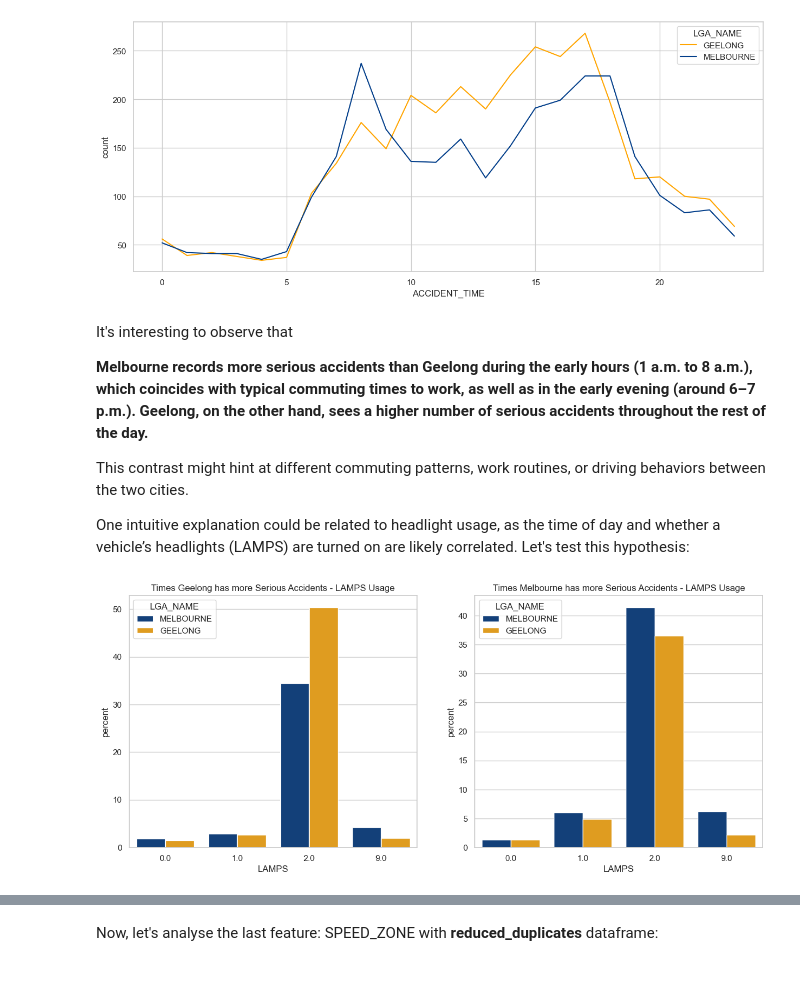
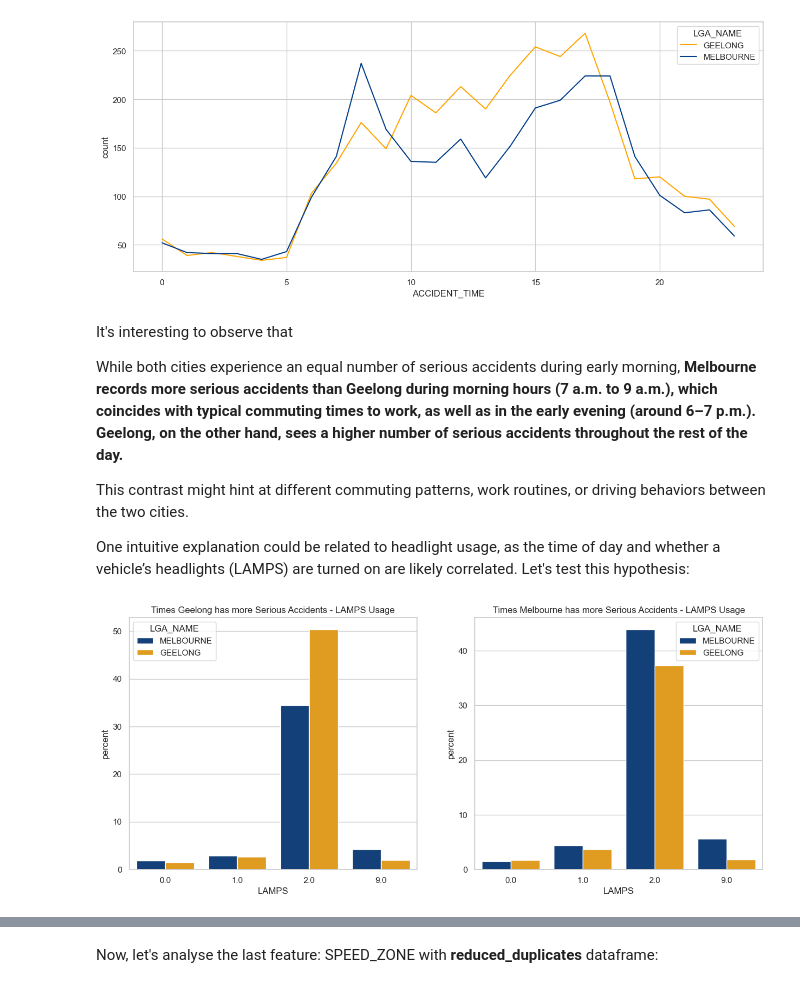
Before and after one commit to DongTran2003/Victoria_road_crash_data, a Jupyter notebook: Victoria_Crash_Accident_Report.ipynb, the cells around one changed output, grey strips where cells are left out. Drawn from its saved outputs; the diff is of its cells as text; code cells hidden in the pictures.

```diff
--- a/Victoria_Crash_Accident_Report.ipynb
+++ b/Victoria_Crash_Accident_Report.ipynb
@@ -528,6 +538,8 @@ filtered_person.drop(['TAKEN_HOSPITAL'], axis = 1, inplace=True) # Drop TAKEN_HO
 # %% [markdown]
 Now, let's see the age group of drivers in serious cases:
 # %%
+filtered_person = filtered_person.replace({'AGE_GROUP': {'5-12': '05-12'}}) # For easier reading and sorting, replace '5-12' with '05-12'
+
 filtered_person[(filtered_person['ROAD_USER_TYPE_DESC'] == 'Drivers') | (filtered_person['ROAD_USER_TYPE_DESC'] == 'Motorcyclists')]['AGE_GROUP'].value_counts().sort_index(ascending=False)
 # %% [output]
 AGE_GROUP
@@ -653,7 +665,8 @@ In this part, we will prepare the data for the **Data Analysis** section by goin
 First, let's look at the **serious_accidents** dataset:
 # %%
 serious_accidents["ACCIDENT_DATE"] = pd.to_datetime(serious_accidents["ACCIDENT_DATE"]) # set ACCIDENT_DATE to datetime datatype
-serious_accidents['ACCIDENT_TIME'] = pd.to_datetime(serious_accidents['ACCIDENT_TIME'], format='%H:%M:%S', errors='coerce') # set ACCIDENT_TIME to datetime datatype
+serious_accidents['ACCIDENT_TIME'] = pd.to_datetime(serious_accidents['ACCIDENT_TIME']) # set ACCIDENT_TIME to datetime datatype
+serious_accidents['ACCIDENT_TIME'] = serious_accidents['ACCIDENT_TIME'].dt.hour # Convert ACCIDENT_TIME to time datatype
 # %%
 serious_accidents.head()
 # %% [output]
@@ -1229,27 +1248,28 @@ plt.show()
 # %% [markdown]
 It's interesting to observe that
 
-**Melbourne records more serious accidents than Geelong during the early hours (1 a.m. to 8 a.m.), which coincides with typical commuting times to work, as well as in the early evening (around 6–7 p.m.). Geelong, on the other hand, sees a higher number of serious accidents throughout the rest of the day.**
+While both cities experience an equal number of serious accidents during early morning, **Melbourne records more serious accidents than Geelong during morning hours (7 a.m. to 9 a.m.), which coincides with typical commuting times to work, as well as in the early evening (around 6–7 p.m.). Geelong, on the other hand, sees a higher number of serious accidents throughout the rest of the day.**
 
 This contrast might hint at different commuting patterns, work routines, or driving behaviors between the two cities.
 
 One intuitive explanation could be related to headlight usage, as the time of day and whether a vehicle’s headlights (LAMPS) are turned on are likely correlated. Let's test this hypothesis:
 # %%
-geelong_accident_hours = df[((df.ACCIDENT_TIME.dt.hour >= 10) & (df.ACCIDENT_TIME.dt.hour <= 17)) | (df.ACCIDENT_TIME.dt.hour >= 20)] # Filter the dataframe to keep accidents that happened between 1 PM and 6 PM
-melbourne_accident_hour = df[~df['ACCIDENT_NO'].isin(geelong_accident_hours['ACCIDENT_NO'])] # Filter the dataframe to keep accidents that happened between 6 AM and 12 PM
+geelong_accident_hours = df[((df.ACCIDENT_TIME >= 10) & (df.ACCIDENT_TIME <= 17)) | (df.ACCIDENT_TIME >= 20)] # Filter the dataframe to keep accidents that happened more in Geelong
+
+melbourne_accident_hour = df[((df.ACCIDENT_TIME >= 7) & (df.ACCIDENT_TIME <= 9)) | (df.ACCIDENT_TIME >= 18) & (df.ACCIDENT_TIME <= 19)] # Filter the dataframe to keep accidents that happened more in Melbourne
 
 plt.figure(figsize=(15, 6))
 plt.subplot(1, 2, 1)
 sns.countplot(data=geelong_accident_hours, x='LAMPS', hue='LGA_NAME', palette={'MELBOURNE': '#023E8A', 'GEELONG': 'orange'}, stat='percent')
 plt.title('Times Geelong has more Serious Accidents - LAMPS Usage')
 
 plt.subplot(1, 2, 2)
 sns.countplot(data=melbourne_accident_hour, x='LAMPS', hue='LGA_NAME', palette={'MELBOURNE': '#023E8A', 'GEELONG': 'orange'}, stat='percent')
 plt.title('Times Melbourne has more Serious Accidents - LAMPS Usage')
 
 plt.show()
 # %% [output]
-[figure, old version]
+[figure, new version]
 # %% [markdown]
 The chart reveals a critical insight:
 
```
Also changed, not shown: parts of 31 cells of this notebook, 2 other files.
